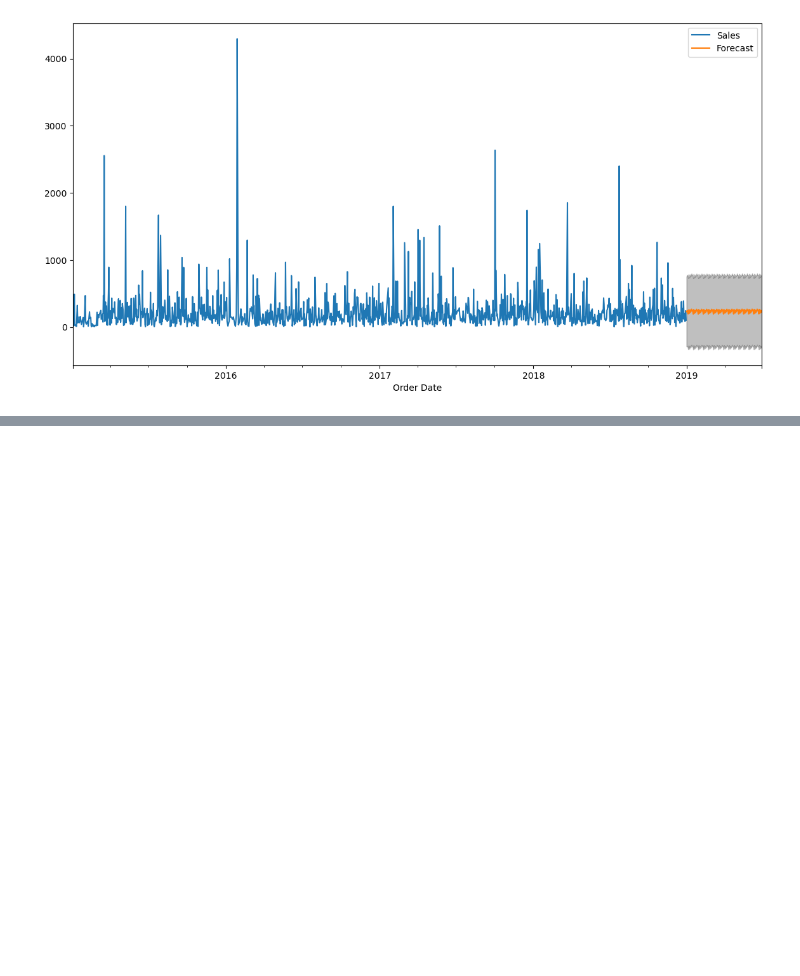
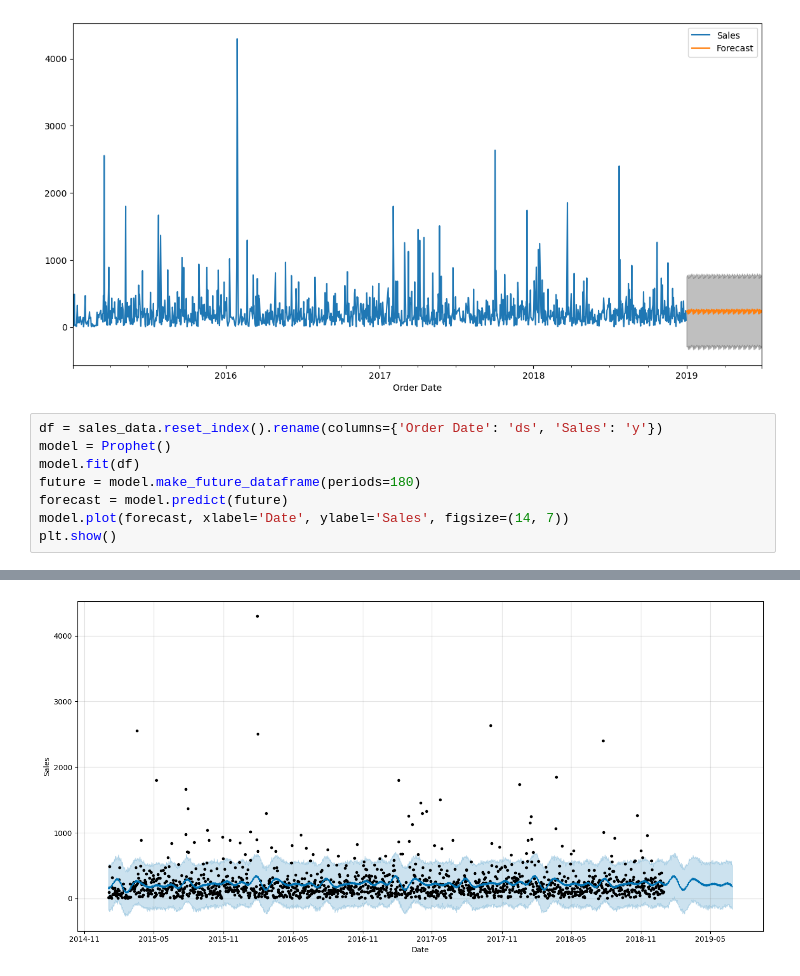
Before and after one commit to AFoivos/Superstore-Sales-Dataset, a Jupyter notebook: notebooks/02_time_series_analysis.ipynb, the cells around one changed output, grey strips where cells are left out. Drawn from its saved outputs; the diff is of its cells as text; blank space fills up the shorter version.

Commit message:
adding prophet model

```diff
--- a/notebooks/02_time_series_analysis.ipynb
+++ b/notebooks/02_time_series_analysis.ipynb
@@ -378,3 +381,12 @@ plt.legend()
 plt.show()
 # %% [output]
 [figure]
+# %%
+df = sales_data.reset_index().rename(columns={'Order Date': 'ds', 'Sales': 'y'})
+model = Prophet()
+model.fit(df)
+future = model.make_future_dataframe(periods=180)
+forecast = model.predict(future)
+model.plot(forecast, xlabel='Date', ylabel='Sales', figsize=(14, 7))
+plt.show()
+# %% [output]
@@ -380,0 +395 @@ plt.show()
+[figure, added]
```
Also changed, not shown: parts of 5 cells of this notebook.
